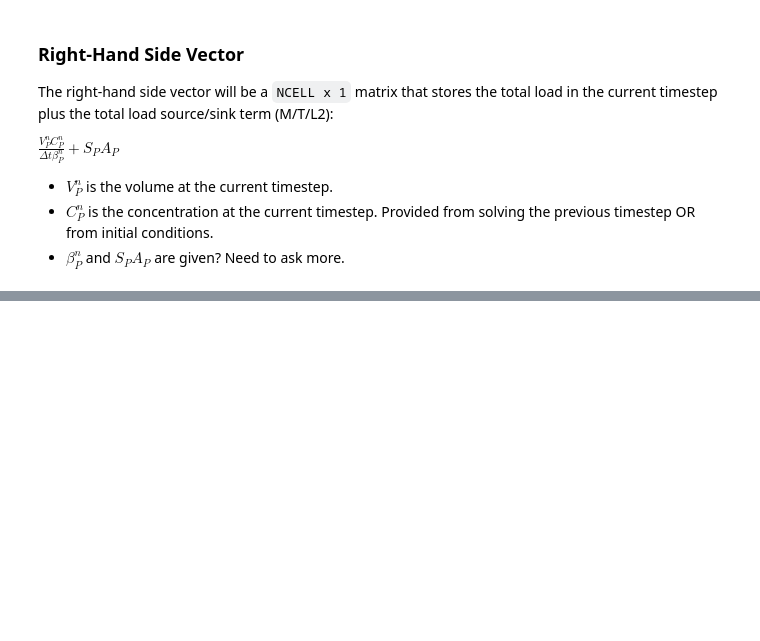
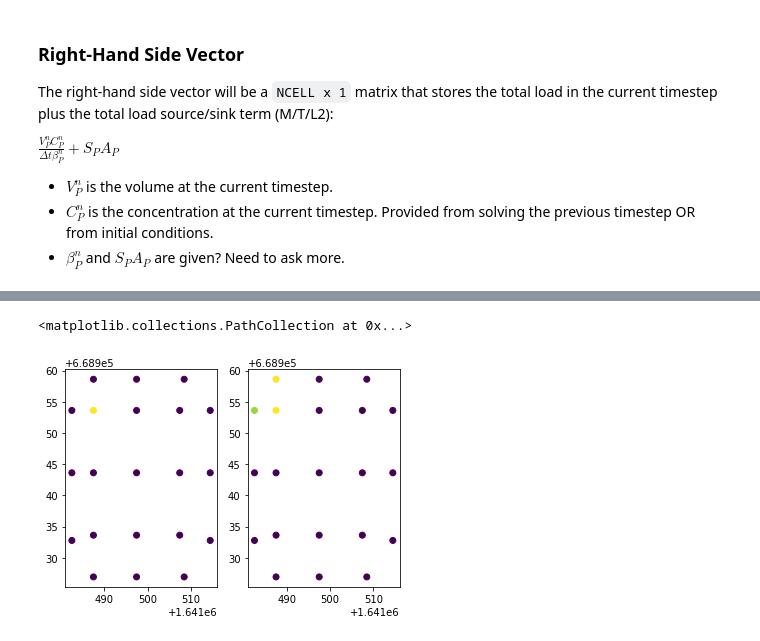
Before and after one commit to EcohydrologyTeam/ClearWater-riverine, a Jupyter notebook: examples/Sparse_Matrix_Framework.ipynb, the cells around one changed output, grey strips where cells are left out. Cells and saved outputs as stored; diff of their text form; code cells hidden in the pictures; blank space fills up the shorter version.

Commit message:
right hand side vector

```diff
--- a/examples/Sparse_Matrix_Framework.ipynb
+++ b/examples/Sparse_Matrix_Framework.ipynb
@@ -268,16 +268,13 @@ $\frac{V_P^{n}C_P^{n}}{\Delta t \beta_P^{n}} + S_PA_P$
         t: timestep index
         '''
         self.conc = np.zeros(len(ds['nface']))
-        self.conc[0] = 146.64845486 # put a concentration in the top left cell to start
+        self.conc[0] = 1 # put a concentration in the top left cell to start
         self.vals = np.zeros(len(ds['nface']))
+        seconds = (ds['dt'].values[t] / np.timedelta64(1, 's'))
+        self.vals[:] = ds['volume'][t] / (seconds * params.beta) * self.conc  # eventually also need to add total-load source/sink term (M/T/L2)
 
-
-    def updateValues(self, ds, params, t):
-        # seconds = (ds['dt'].values[t] / np.timedelta64(1, 's'))
-        # self.vals[:] = ds['volume'][t] / (seconds * params.beta) * self.conc  # eventually also need to add total-load source/sink term (M/T/L2)
-        self.vals= np.repeat(4, len(ds['nface']))
-        self.vals[3] = 50
-        self.vals[20] = 60
+    def updateValues(self, vector):
+        self.vals[:] = vector
 # %%
 # test at single timestep
 t = 0
@@ -311,0 +323,10 @@ A
+# %%
+xs = ds_zarr.face_x
+ys = ds_zarr.face_y
+
+fig, ax = plt.subplots(1,2)
+ax[0].scatter(xs,ys, c= rhs.vals)
+ax[1].scatter(xs,ys, c=dC)
+# %% [output]
+<matplotlib.collections.PathCollection at 0x...>
+[figure, added]
```
Also changed, not shown: parts of 13 cells of this notebook.
